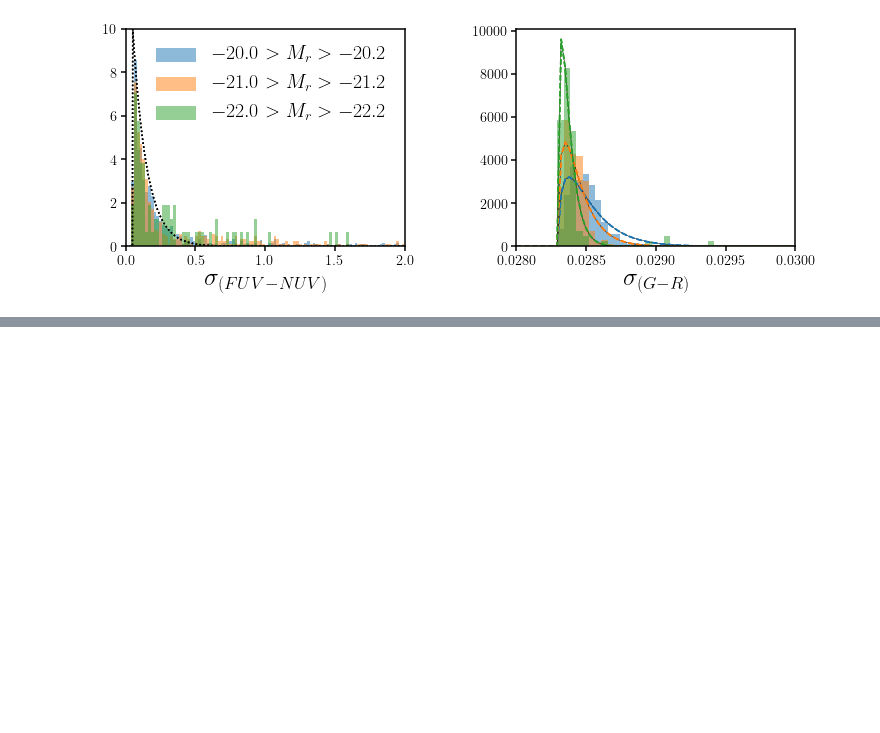
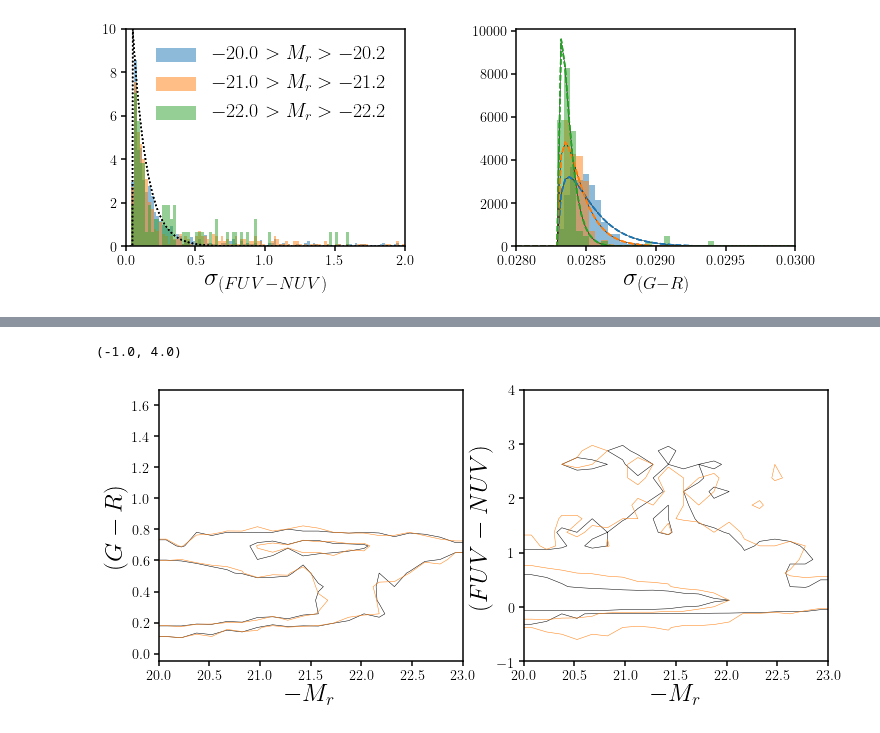
Before and after one commit to IQcollaboratory/galpopFM, a Jupyter notebook: nb/noise_model.ipynb, the cells around one changed output, grey strips where cells are left out. Cells and saved outputs as stored; diff of their text form; code cells hidden in the pictures; blank space fills up the shorter version.

Commit message:
- `nb/noise_model.ipynb`: noise model implementation in `galpopfm.dust_infer`   tested.

```diff
--- a/nb/noise_model.ipynb
+++ b/nb/noise_model.ipynb
@@ -137,0 +149,3 @@ fig.subplots_adjust(wspace=0.4)
+# %%
+# pass through the minimal amount of memory
+wlim = (tng_sed['wave'] > 1e3) & (tng_sed['wave'] < 8e3)
@@ -137,0 +166,51 @@ fig.subplots_adjust(wspace=0.4)
+# %%
+theta = np.zeros(6) # no attenuation
+
+x_mod_nonoise = dustInfer.sumstat_model(theta,
+                                        sed=sim_sed,
+                                        dem='slab_noll_msfr_fixbump',
+                                        statistic='3d',
+                                        noise=False,
+                                        extra_data=None,
+                                        return_datavector=True)
+x_mod_noise = dustInfer.sumstat_model(theta,
+                                      sed=sim_sed,
+                                      dem='slab_noll_msfr_fixbump',
+                                      statistic='3d',
+                                      noise=True,
+                                      extra_data=None,
+                                      return_datavector=True)
+# %%
+fig = plt.figure(figsize=(12,5))
+sub = fig.add_subplot(121)
+DFM.hist2d(x_mod_nonoise[0], x_mod_nonoise[1], levels=[0.68, 0.95],
+        range=[(20, 23), (-0.05, 1.7)], bins=20, color='k',
+        contour_kwargs={'linewidths': 0.5},
+        plot_datapoints=False, fill_contours=False, plot_density=False, ax=sub)
+
+DFM.hist2d(x_mod_noise[0], x_mod_noise[1], levels=[0.68, 0.95],
+        range=[(20, 23), (-0.05, 1.7)], bins=20, color='C1',
+        contour_kwargs={'linewidths': 0.5},
+        plot_datapoints=False, fill_contours=False, plot_density=False, ax=sub)
+sub.set_xlabel('$-M_r$', fontsize=25)
+sub.set_xlim(20, 23)
+sub.set_ylabel('$(G-R)$', fontsize=25)
+sub.set_ylim(-0.05, 1.7)
+
+sub = fig.add_subplot(122)
+DFM.hist2d(x_mod_nonoise[0], x_mod_nonoise[2], levels=[0.68, 0.95],
+        range=[(20, 23), (-1., 4.)], bins=20, color='k',
+        contour_kwargs={'linewidths': 0.5},
+        plot_datapoints=False, fill_contours=False, plot_density=False, ax=sub)
+
+DFM.hist2d(x_mod_noise[0], x_mod_noise[2], levels=[0.68, 0.95],
+        range=[(20, 23), (-1., 4.)], bins=20, color='C1',
+        contour_kwargs={'linewidths': 0.5},
+        plot_datapoints=False, fill_contours=False, plot_density=False, ax=sub)
+sub.set_xlabel('$-M_r$', fontsize=25)
+sub.set_xlim(20, 23)
+sub.set_ylabel('$(FUV-NUV)$', fontsize=25)
+sub.set_ylim(-1., 4.)
+# %% [output]
+(-1.0, 4.0)
+[figure, added]
```
Also changed, not shown: parts of 9 cells of this notebook.
